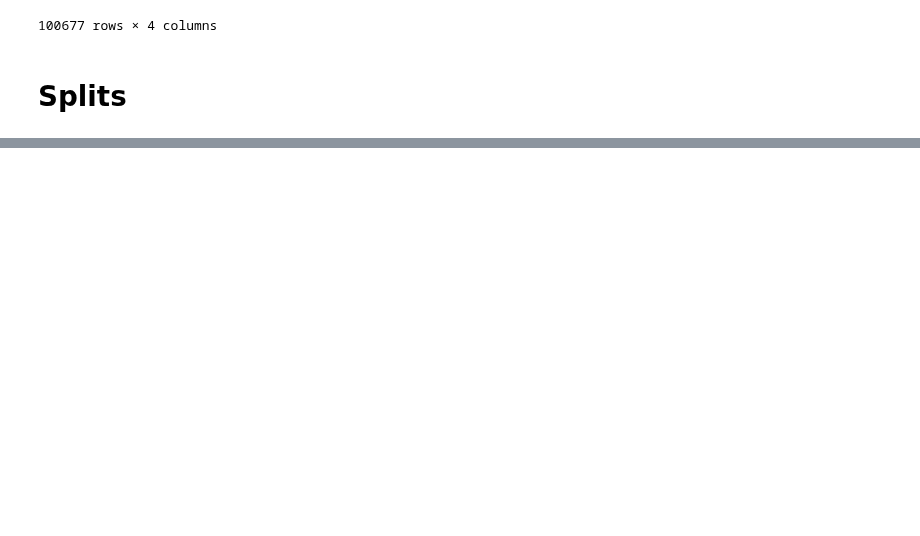
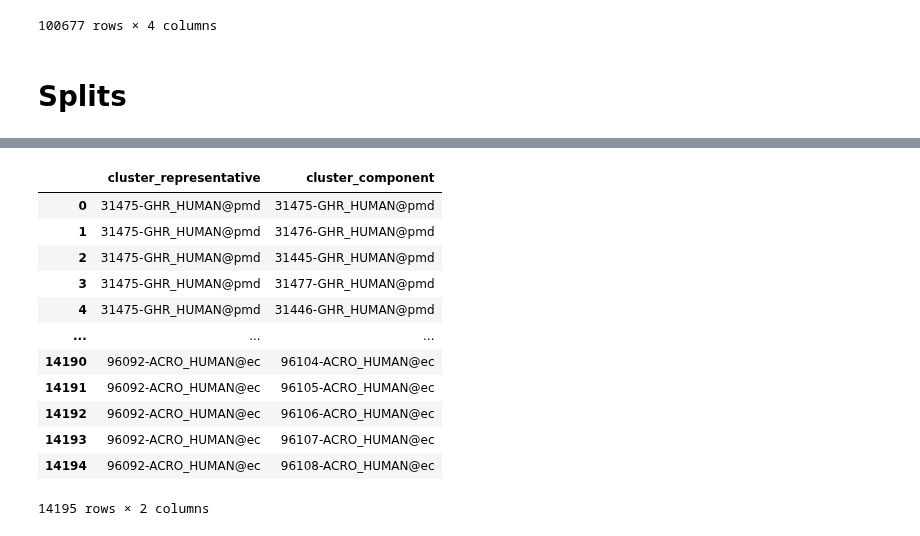
Before and after one commit to J-SNACKKB/FLIP, a Jupyter notebook: collect_splits/6_sav.ipynb, the cells around one changed output, grey strips where cells are left out. Drawn from its saved outputs; the diff is of its cells as text; code cells hidden in the pictures; blank space fills up the shorter version.

```diff
--- a/collect_splits/6_sav.ipynb
+++ b/collect_splits/6_sav.ipynb
@@ -408,0 +522,19 @@ savs
+# %%
+# Let's load human clustered SAVS
+human_clustering = read_csv(human_clustering_path, sep='	')
+# %%
+human_clustering
+# %% [output]
+|  | cluster_representative | cluster_component |
+| 0 | 31475-GHR_HUMAN@pmd | 31475-GHR_HUMAN@pmd |
+| 1 | 31475-GHR_HUMAN@pmd | 31476-GHR_HUMAN@pmd |
+| 2 | 31475-GHR_HUMAN@pmd | 31445-GHR_HUMAN@pmd |
+| 3 | 31475-GHR_HUMAN@pmd | 31477-GHR_HUMAN@pmd |
+| 4 | 31475-GHR_HUMAN@pmd | 31446-GHR_HUMAN@pmd |
+| ... | ... | ... |
+| 14190 | 96092-ACRO_HUMAN@ec | 96104-ACRO_HUMAN@ec |
+| 14191 | 96092-ACRO_HUMAN@ec | 96105-ACRO_HUMAN@ec |
+| 14192 | 96092-ACRO_HUMAN@ec | 96106-ACRO_HUMAN@ec |
+| 14193 | 96092-ACRO_HUMAN@ec | 96107-ACRO_HUMAN@ec |
+| 14194 | 96092-ACRO_HUMAN@ec | 96108-ACRO_HUMAN@ec |
+14195 rows × 2 columns
```
Also changed, not shown: parts of 22 cells of this notebook.
